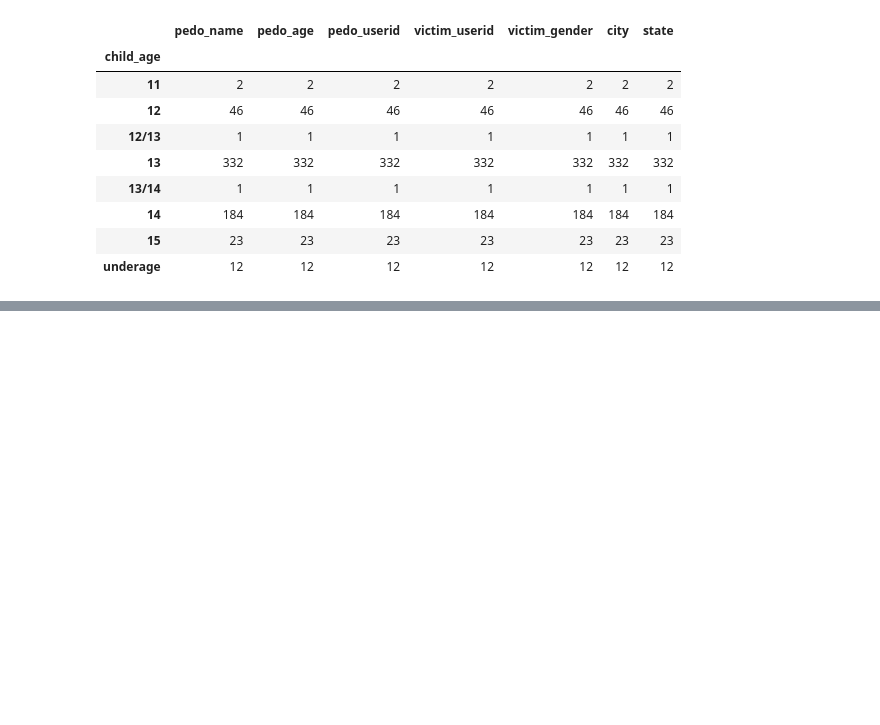
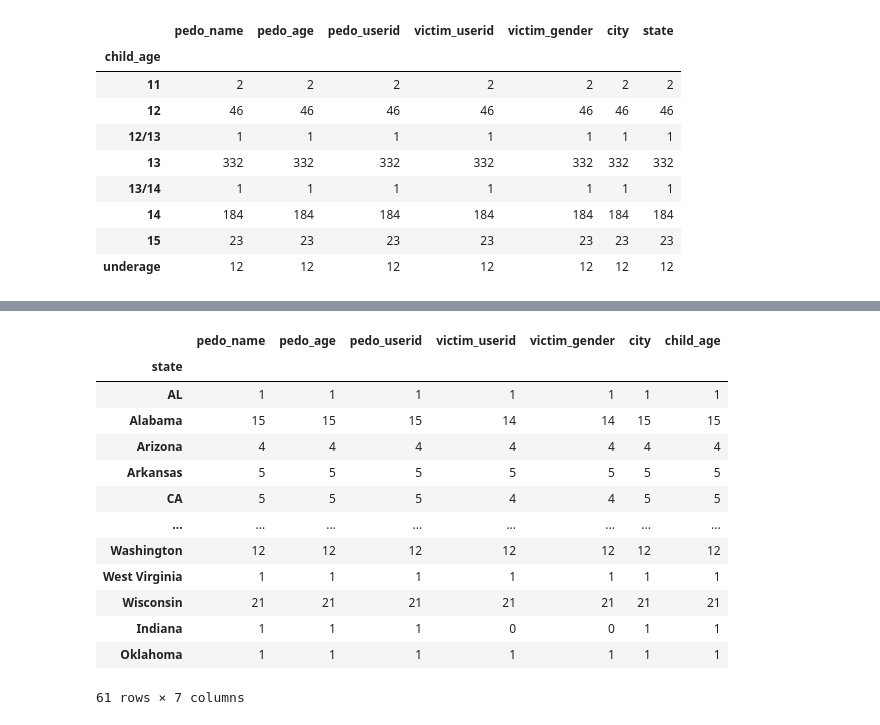
Before and after one commit to feliciapedwards/Pedophiles, a Jupyter notebook: Pedo_Project.ipynb, the cells around one changed output, grey strips where cells are left out. Cells and saved outputs as stored; diff of their text form; code cells hidden in the pictures; blank space fills up the shorter version.

```diff
--- a/Pedo_Project.ipynb
+++ b/Pedo_Project.ipynb
@@ -201,0 +294,4 @@ df.groupby('pedo_age').count()
+# %%
+#Convert objects to integers
+df['pedo_age']=df['pedo_age'].astype(str).astype(int)
+df['child_age']=df['child_age'].astype(str).astype(int)
@@ -201,0 +312,17 @@ df.groupby('pedo_age').count()
+# %%
+df.groupby('state').count()
+# %% [output]
+|  | pedo_name | pedo_age | pedo_userid | victim_userid | victim_gender | city | child_age |
+| state |  |  |  |  |  |  |  |
+| AL | 1 | 1 | 1 | 1 | 1 | 1 | 1 |
+| Alabama | 15 | 15 | 15 | 14 | 14 | 15 | 15 |
+| Arizona | 4 | 4 | 4 | 4 | 4 | 4 | 4 |
+| Arkansas | 5 | 5 | 5 | 5 | 5 | 5 | 5 |
+| CA | 5 | 5 | 5 | 4 | 4 | 5 | 5 |
+| ... | ... | ... | ... | ... | ... | ... | ... |
+| Washington | 12 | 12 | 12 | 12 | 12 | 12 | 12 |
+| West Virginia | 1 | 1 | 1 | 1 | 1 | 1 | 1 |
+| Wisconsin | 21 | 21 | 21 | 21 | 21 | 21 | 21 |
+| Indiana | 1 | 1 | 1 | 0 | 0 | 1 | 1 |
+| Oklahoma | 1 | 1 | 1 | 1 | 1 | 1 | 1 |
+61 rows × 7 columns
```
Also changed, not shown: parts of 22 cells of this notebook.
